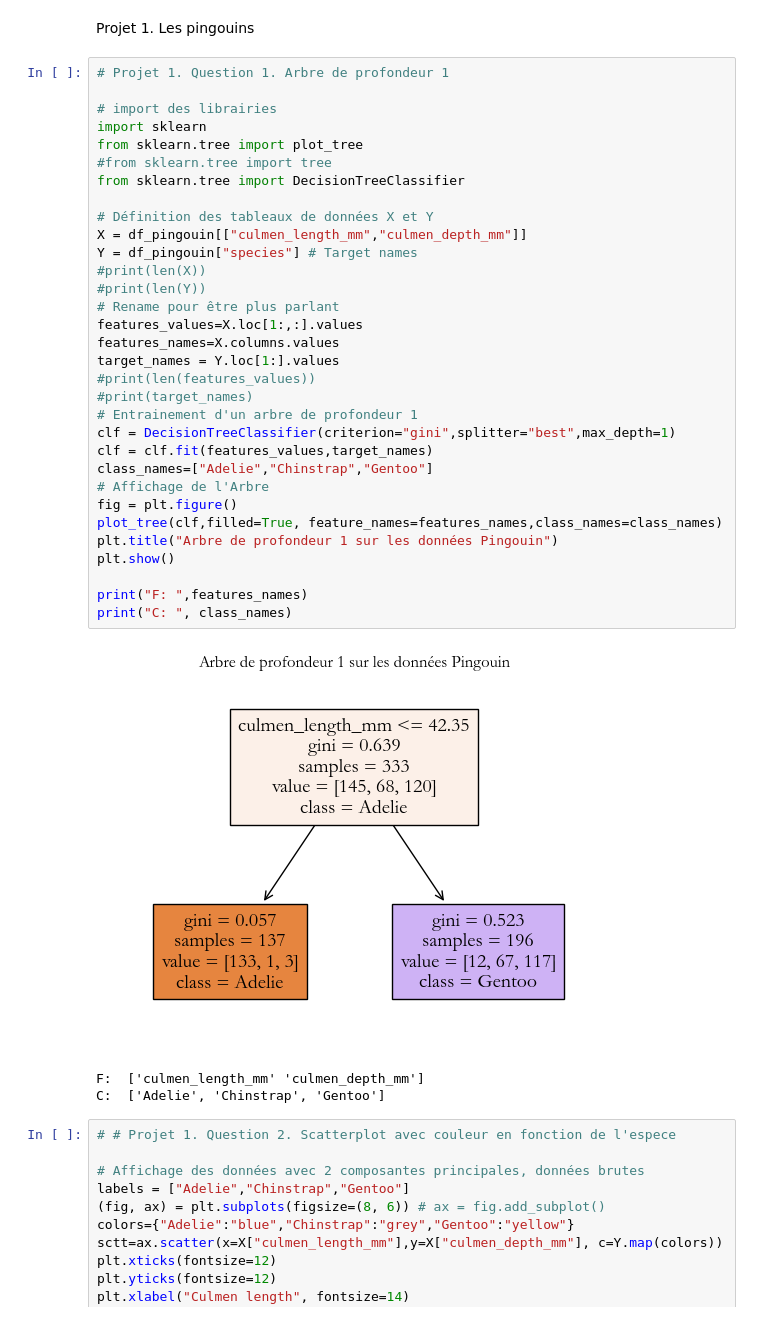
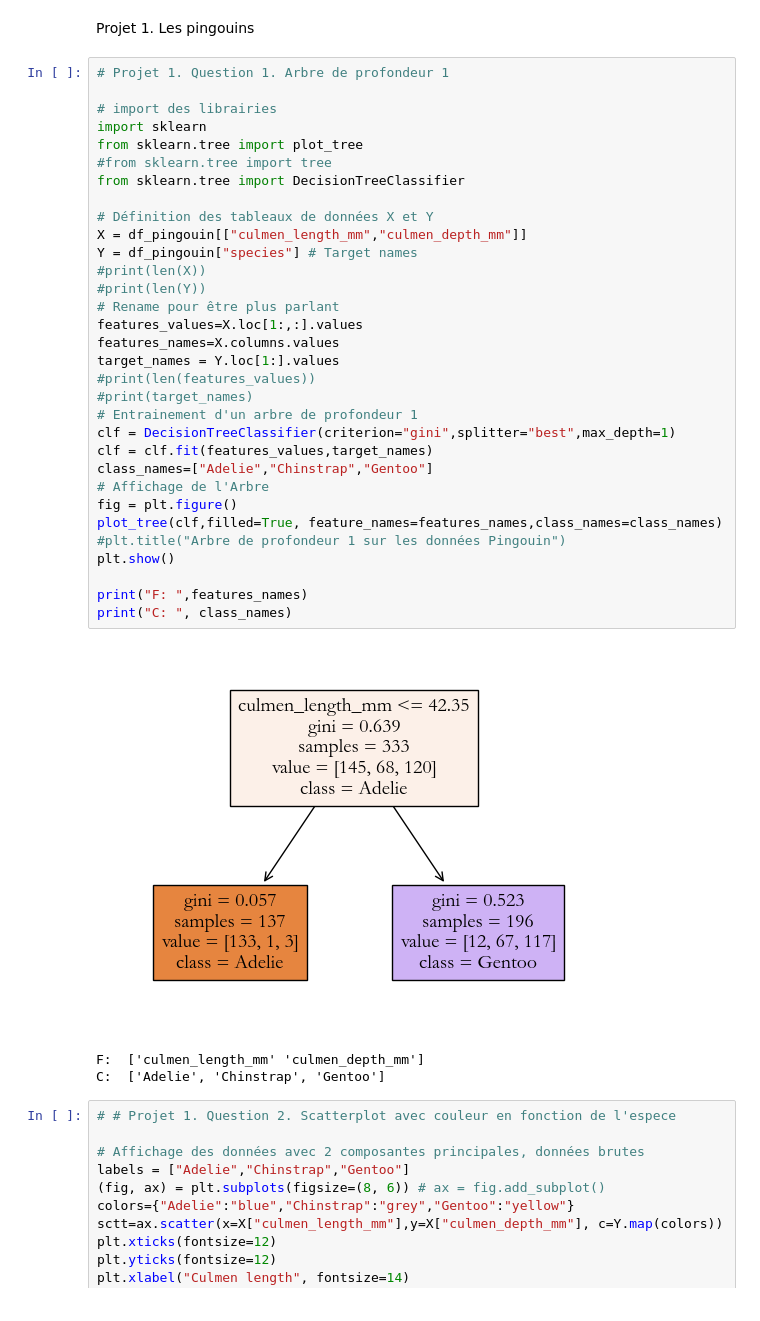
Before and after one commit to RMorana/DU_Data, a Jupyter notebook: ML Supervise Projet 1.ipynb, the cells around one changed output. Saved outputs shown, nothing was run; the diff lists cells and outputs as text.

```diff
--- a/ML Supervise Projet 1.ipynb
+++ b/ML Supervise Projet 1.ipynb
@@ -80,35 +80,35 @@ Projet 1. Les pingouins
 
 # import des librairies
 import sklearn
 from sklearn.tree import plot_tree
 #from sklearn.tree import tree
 from sklearn.tree import DecisionTreeClassifier
 
 # Définition des tableaux de données X et Y
 X = df_pingouin[["culmen_length_mm","culmen_depth_mm"]]
 Y = df_pingouin["species"] # Target names
 #print(len(X))
 #print(len(Y))
 # Rename pour être plus parlant
 features_values=X.loc[1:,:].values
 features_names=X.columns.values
 target_names = Y.loc[1:].values
 #print(len(features_values))
 #print(target_names)
 # Entrainement d'un arbre de profondeur 1
 clf = DecisionTreeClassifier(criterion="gini",splitter="best",max_depth=1)
 clf = clf.fit(features_values,target_names)
 class_names=["Adelie","Chinstrap","Gentoo"]
 # Affichage de l'Arbre
 fig = plt.figure()
 plot_tree(clf,filled=True, feature_names=features_names,class_names=class_names)
-plt.title("Arbre de profondeur 1 sur les données Pingouin")
+#plt.title("Arbre de profondeur 1 sur les données Pingouin")
 plt.show()
 
 print("F: ",features_names)
 print("C: ", class_names)
 # %% [output]
-[figure, old version]
+[figure, new version]
 F:  ['culmen_length_mm' 'culmen_depth_mm']
 C:  ['Adelie', 'Chinstrap', 'Gentoo']
 # %%
```
Also changed, not shown: parts of 7 cells of this notebook, 1 other file.
